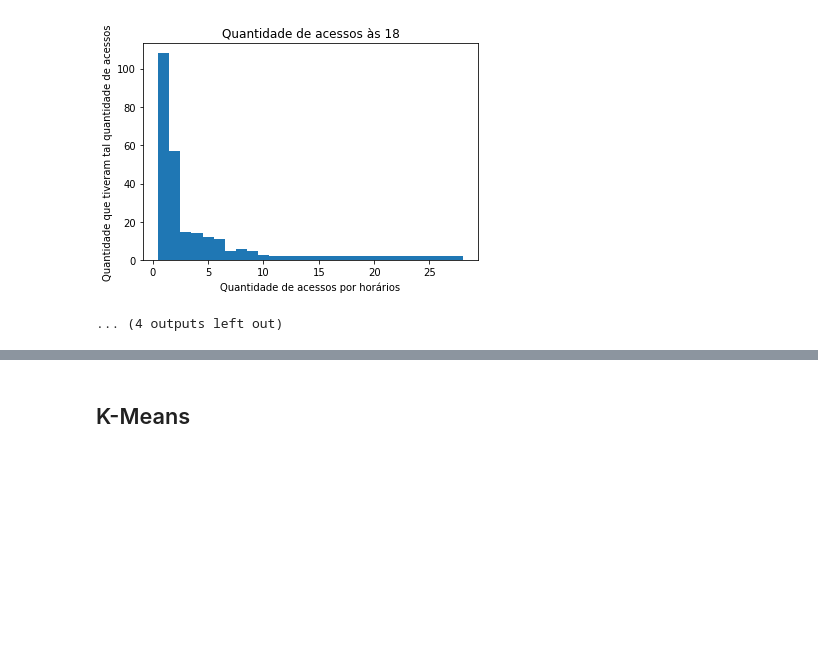
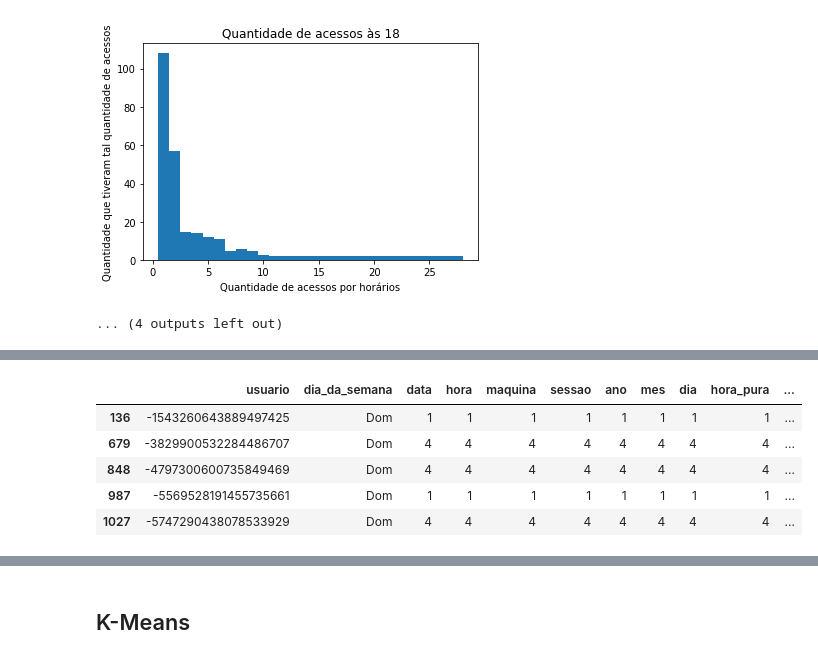
Before and after one commit to Docinho/guardiansAnalytics, a Jupyter notebook: src/analiseAluno.ipynb, the cells around one changed output, grey strips where cells are left out. Drawn from its saved outputs; the diff is of its cells as text; code cells hidden in the pictures; blank space fills up the shorter version.

```diff
--- a/src/analiseAluno.ipynb
+++ b/src/analiseAluno.ipynb
@@ -359,0 +396,17 @@ for valor in x:
+# %%
+frames_dia_semana = [df_dia_semana[(df_dia_semana.dia_da_semana == 'Dom')],
+                     df_dia_semana[(df_dia_semana.dia_da_semana == 'Seg') & (df_dia_semana.sessao > 25)],
+                     df_dia_semana[(df_dia_semana.dia_da_semana == 'Ter') & (df_dia_semana.sessao > 30)],
+                     df_dia_semana[(df_dia_semana.dia_da_semana == 'Qua') & (df_dia_semana.sessao > 20)], # com muitas ressalvas
+                     df_dia_semana[(df_dia_semana.dia_da_semana == 'Qui') & (df_dia_semana.sessao > 20)],
+                     df_dia_semana[(df_dia_semana.dia_da_semana == 'Sex') & (df_dia_semana.sessao > 15)],
+                     df_dia_semana[(df_dia_semana.dia_da_semana == 'Sab') & (df_dia_semana.sessao > 2)]]
+dia_outlier = pd.concat(frames_dia_semana)
+dia_outlier.head()
+# %% [output]
+|  | usuario | dia_da_semana | data | hora | maquina | sessao | ano | mes | dia | hora_pura | ... |
+| 136 | -1543260643889497425 | Dom | 1 | 1 | 1 | 1 | 1 | 1 | 1 | 1 | ... |
+| 679 | -3829900532284486707 | Dom | 4 | 4 | 4 | 4 | 4 | 4 | 4 | 4 | ... |
+| 848 | -4797300600735849469 | Dom | 4 | 4 | 4 | 4 | 4 | 4 | 4 | 4 | ... |
+| 987 | -5569528191455735661 | Dom | 1 | 1 | 1 | 1 | 1 | 1 | 1 | 1 | ... |
+| 1027 | -5747290438078533929 | Dom | 4 | 4 | 4 | 4 | 4 | 4 | 4 | 4 | ... |
```
Also changed, not shown: parts of 5 cells of this notebook.
